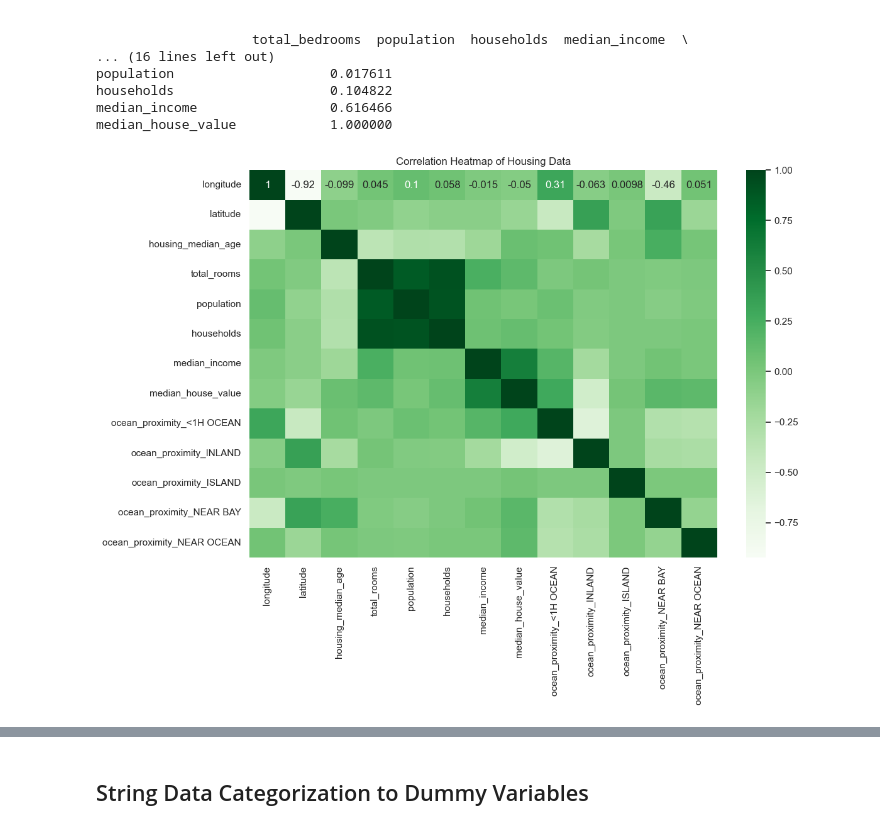
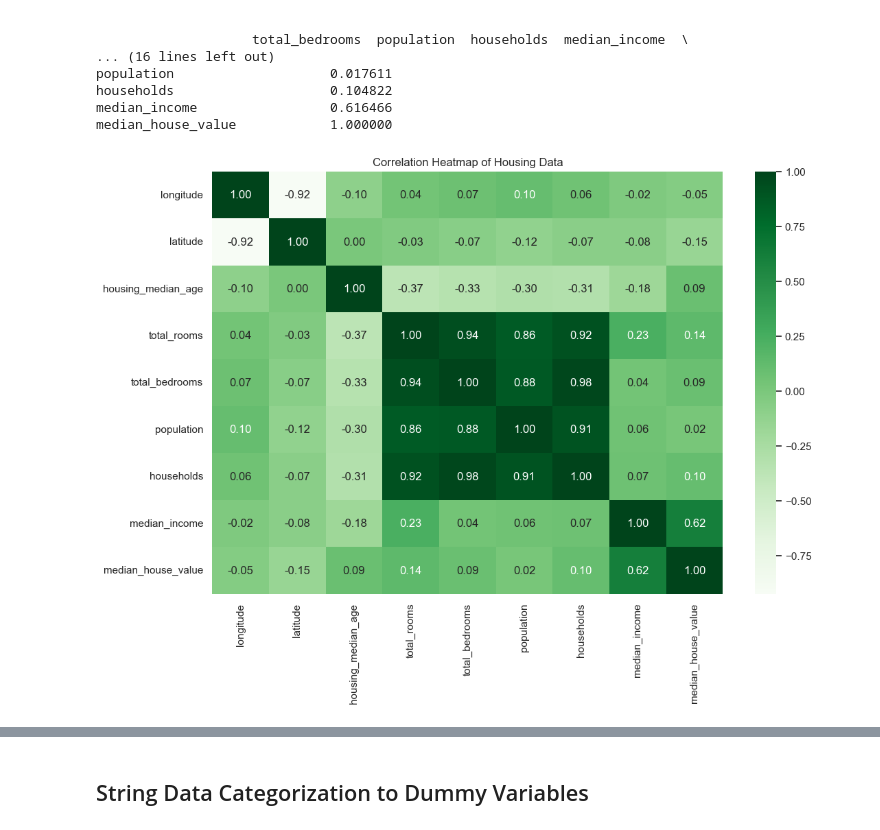
Before and after one commit to gabetaka14/Data-Science-Tutorial, a Jupyter notebook: Linear Regression Case Study.ipynb, the cells around one changed output, grey strips where cells are left out. Cells and saved outputs as stored; diff of their text form; code cells hidden in the pictures.

```diff
--- a/Linear Regression Case Study.ipynb
+++ b/Linear Regression Case Study.ipynb
@@ -259,12 +259,12 @@ households                    0.104822
 median_income                 0.616466
 median_house_value            1.000000
 # %%
-plt.figure(figsize=(12, 8))
-sns.heatmap(data.corr(), annot=True, cmap='Greens')
+plt.subplots(figsize=(12, 8))
+sns.heatmap(data.corr(numeric_only= True), annot=True, cmap='Greens', fmt= '.2f')
 plt.title('Correlation Heatmap of Housing Data')
 plt.show()
 # %% [output]
-[figure, old version]
+[figure, new version]
 # %%
 data = data.drop("total_bedrooms", axis = 1)
 data.columns
```
Also changed, not shown: parts of 6 cells of this notebook.
